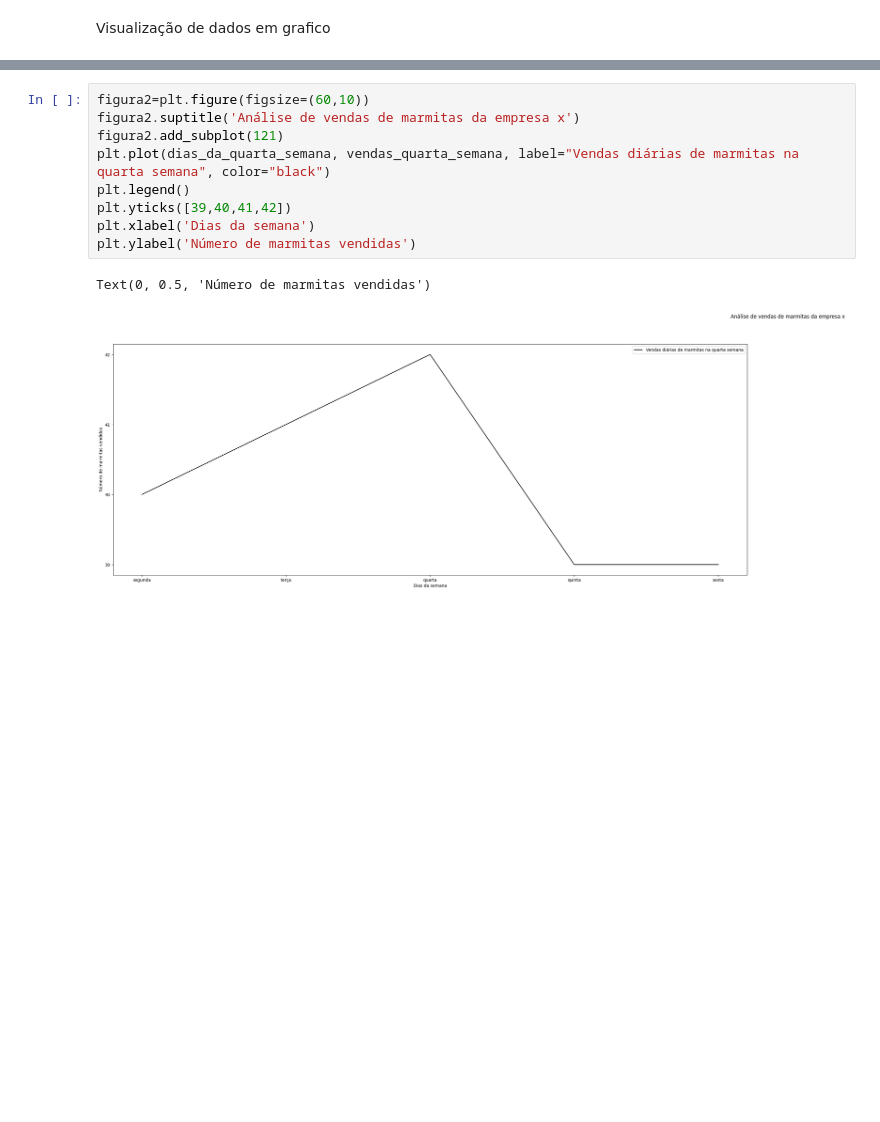
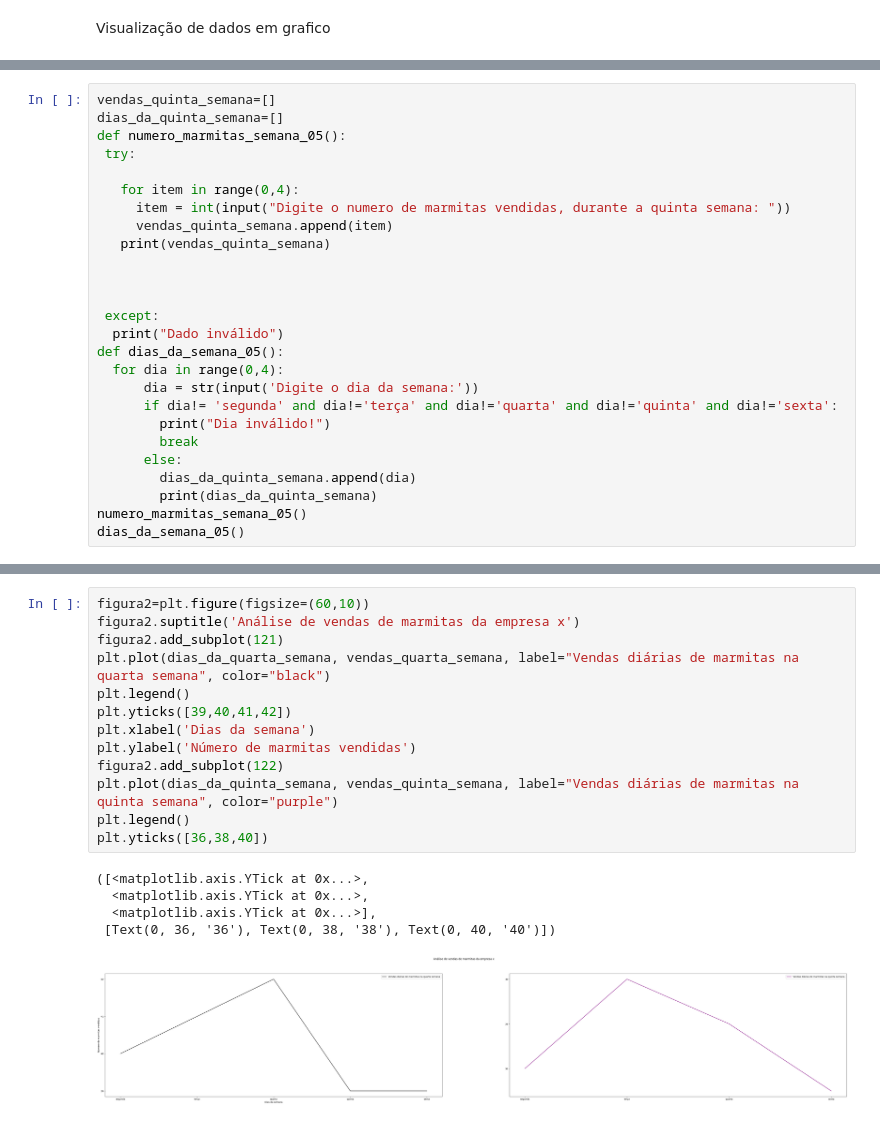
Before and after one commit to jeniferGoncalvesDaSilvaDev/data-analytics-python, a Jupyter notebook: analise-vendas-marmitas-empresaX.ipynb, the cells around one changed output, grey strips where cells are left out. Cells and saved outputs as stored; diff of their text form; blank space fills up the shorter version.

```diff
--- a/analise-vendas-marmitas-empresaX.ipynb
+++ b/analise-vendas-marmitas-empresaX.ipynb
@@ -198,3 +198,29 @@ Digite o dia da semana:quinta
 ['segunda', 'terça', 'quarta', 'quinta']
 Digite o dia da semana:sexta
 ['segunda', 'terça', 'quarta', 'quinta', 'sexta']
+# %%
+vendas_quinta_semana=[]
+dias_da_quinta_semana=[]
+def numero_marmitas_semana_05():
+ try:
+
+   for item in range(0,4):
+     item = int(input("Digite o numero de marmitas vendidas, durante a quinta semana: "))
+     vendas_quinta_semana.append(item)
+   print(vendas_quinta_semana)
+
+
+
+ except:
+  print("Dado inválido")
+def dias_da_semana_05():
+  for dia in range(0,4):
+      dia = str(input('Digite o dia da semana:'))
+      if dia!= 'segunda' and dia!='terça' and dia!='quarta' and dia!='quinta' and dia!='sexta':
+        print("Dia inválido!")
+        break
+      else:
+        dias_da_quinta_semana.append(dia)
+        print(dias_da_quinta_semana)
+numero_marmitas_semana_05()
+dias_da_semana_05()
@@ -252,12 +375,19 @@ Text(0.5, 0, 'Dias da semana')
 # %%
 figura2=plt.figure(figsize=(60,10))
 figura2.suptitle('Análise de vendas de marmitas da empresa x')
 figura2.add_subplot(121)
 plt.plot(dias_da_quarta_semana, vendas_quarta_semana, label="Vendas diárias de marmitas na quarta semana", color="black")
 plt.legend()
 plt.yticks([39,40,41,42])
 plt.xlabel('Dias da semana')
 plt.ylabel('Número de marmitas vendidas')
+figura2.add_subplot(122)
+plt.plot(dias_da_quinta_semana, vendas_quinta_semana, label="Vendas diárias de marmitas na quinta semana", color="purple")
+plt.legend()
+plt.yticks([36,38,40])
 # %% [output]
-Text(0, 0.5, 'Número de marmitas vendidas')
+([<matplotlib.axis.YTick at 0x...>,
+  <matplotlib.axis.YTick at 0x...>,
+  <matplotlib.axis.YTick at 0x...>],
+ [Text(0, 36, '36'), Text(0, 38, '38'), Text(0, 40, '40')])
-[figure, old version]
+[figure, new version]
```
Also changed, not shown: parts of 9 cells of this notebook.
